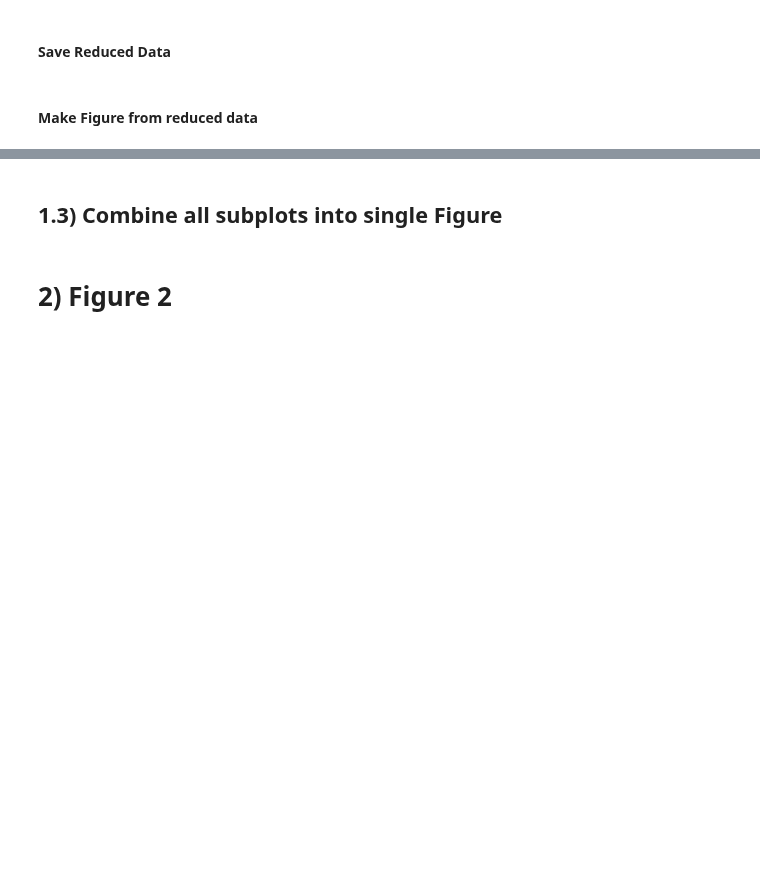
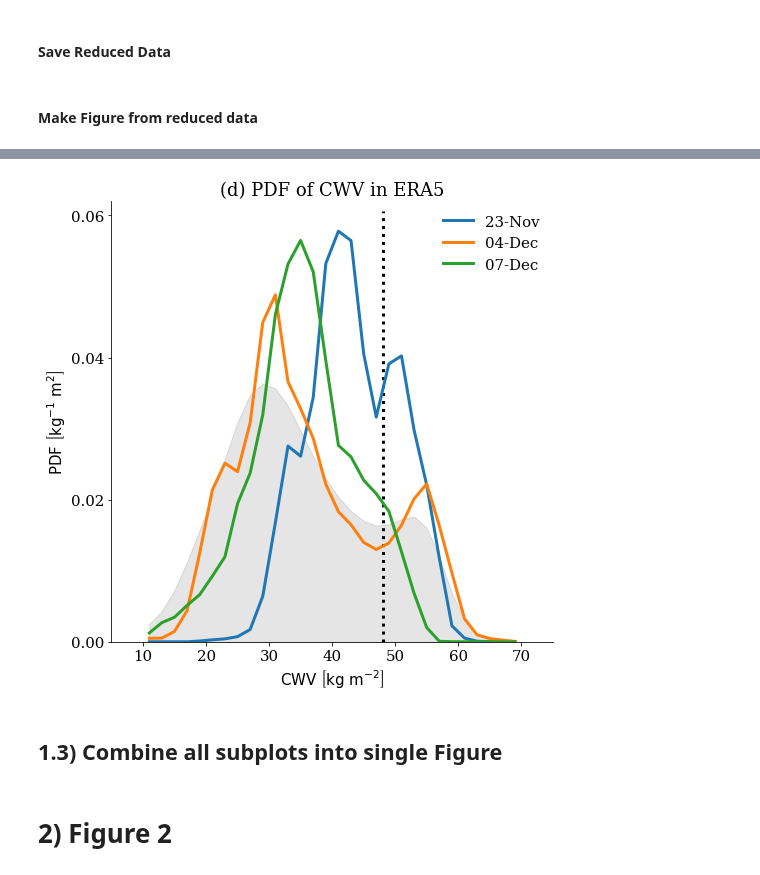
Before and after one commit to tbeucler/2019_WMI, a Jupyter notebook: dev/tbeucler/015_New_Figure_12.ipynb, the cells around one changed output, grey strips where cells are left out. Cells and saved outputs as stored; diff of their text form; code cells hidden in the pictures; blank space fills up the shorter version.

```diff
--- a/dev/tbeucler/015_New_Figure_12.ipynb
+++ b/dev/tbeucler/015_New_Figure_12.ipynb
@@ -379,2 +465,12 @@ plt.tight_layout()
 # %% [markdown]
 #### Make Figure from reduced data
+# %%
+# Load reduced data into dictionary S
+pathPKL = '/users/tbeucler/2019_WMI/dev/tbeucler/PKL_DATA/'
+path = pathPKL+'2020_01_08_ERA5_PDF.pkl'
+hf = open(path,'rb')
+S = pickle.load(hf)
+F1d = Bunch(S)
+# %%
+switch_kde = False
+method = 'KDE' if switch_kde else 'PDF'
@@ -381,3 +483,43 @@ plt.tight_layout()
+# %%
+plt.close('all')
+
+fig,ax = plt.subplots(figsize=(7.5,7.5))
+
+x = np.linspace(10,75,161)
+
+for i, time in enumerate(F1d.times_A):
+
+    tmp = np.squeeze(F1d.CWV.sel({'time':slice(time-np.timedelta64(12,'h'),
+                                               time+np.timedelta64(12,'h'))}).values) #np.squeeze(PWAtl.sel({'time':time}).values) #
+
+    if switch_kde:
+        density = stats.gaussian_kde(np.ndarray.flatten(tmp))
+        plt.plot(x, density(x), label = pd.to_datetime(time).strftime("%d-%b"), color = F1d.col_A[i])
+    else:
+        hist, edges = np.histogram(np.ndarray.flatten(tmp), density = True, bins = F1d.xbins)
+        plt.plot(edgTObin(edges), hist, label = pd.to_datetime(time).strftime("%d-%b"), color = F1d.col_A[i])
+
+    plt.legend(frameon=False)
+
+plt.fill_between(edgTObin(F1d.edges),F1d.hist_total, color = 'k',label='85d-100d', alpha = 0.1)
+
+ymin, ymax = plt.ylim()
+plt.vlines([48], 0.0, ymax, linestyle=':')
+plt.ylim(0.0, 0.062)
+plt.yticks([0.0, 0.02, 0.04, 0.06])
+plt.xlim(F1d.xbins[0]-5, F1d.xbins[-1]+5)
+
+ax.set_xlabel(r'$\mathrm{CWV}$ $\left[\mathrm{kg\ m^{-2}}\right]$')
+ax.set_ylabel(r'$\mathrm{%s\ }\left[\mathrm{kg^{-1}\ m^{2}}\right]$'%method)
+ax.set_title('(d) PDF of CWV in ERA5')
+
+ax = plt.gca()
+ax.spines['right'].set_visible(False)
+ax.spines['top'].set_visible(False)
+
+plt.tight_layout()
+# %% [output]
+[figure, added]
 # %% [markdown]
 ## 1.3) Combine all subplots into single Figure
 # %% [markdown]
```
Also changed, not shown: parts of 17 cells of this notebook.
